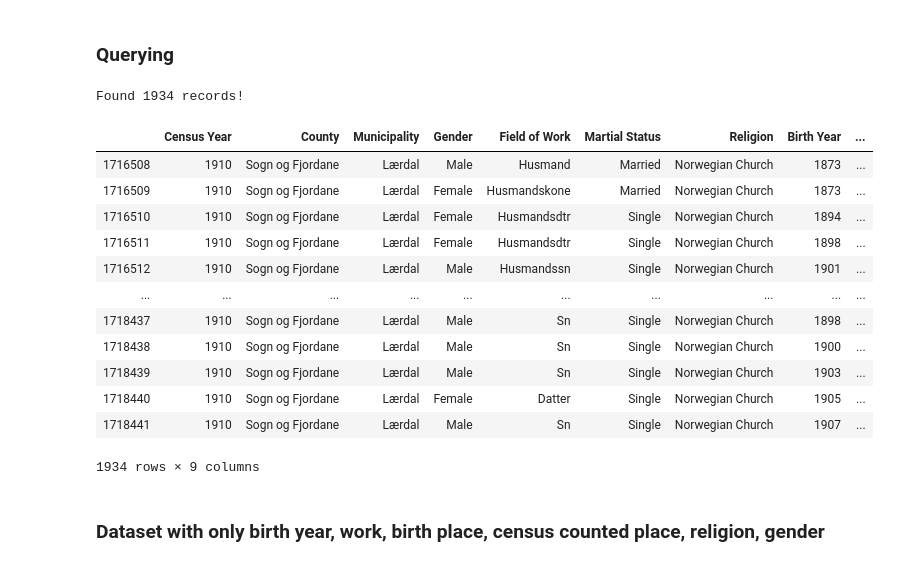
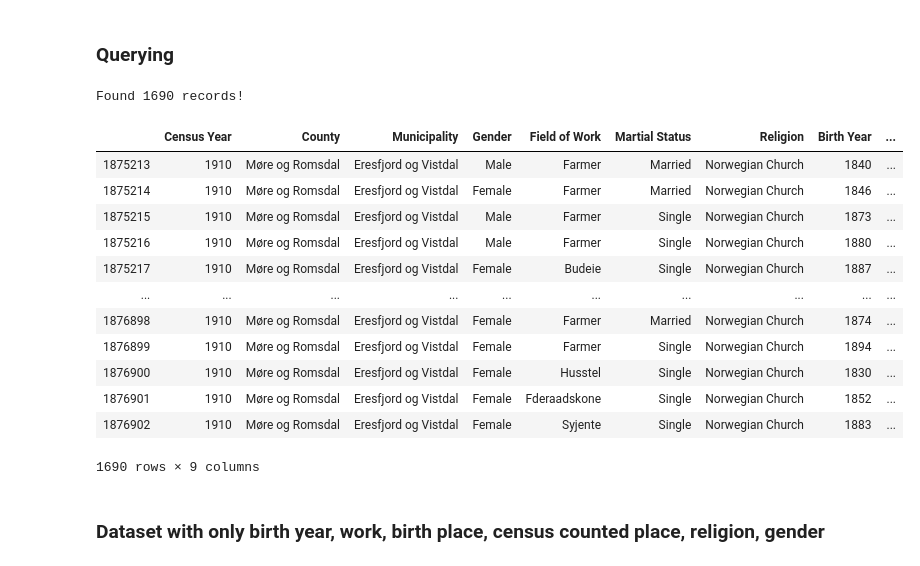
Before and after one commit to BerntA/NorwegianDemographics, a Jupyter notebook: src/merge_data.ipynb, the cells around one changed output. Saved outputs shown, nothing was run; the diff lists cells and outputs as text; code cells hidden in the pictures.

```diff
--- a/src/merge_data.ipynb
+++ b/src/merge_data.ipynb
@@ -1651,7 +1651,7 @@ BIRTH_PLACE_REPLACE = {
     "Stranden":"Strand",
     "Nittedalen":"Nittedal",
     "Mås":"Måsøy",
-    "Halse":"Halse og Harkmark",
+    "Halse":"Halse Og Harkmark",
     "Bjarky":"Bjarkøy",
     "Vegardsheien":"Vegårshei",
     "Trany":"Tranøy",
@@ -1659,7 +1659,7 @@ BIRTH_PLACE_REPLACE = {
     "Vre Sandsvr":"Øvre Sandsvær",
     "Hillesy":"Hillesøy",
     "Namdalseidet":"Namdalseid",
-    "Eresfjord Og Vistdalen":"Eresfjord og Vistdal",
+    "Eresfjord Og Vistdalen":"Eresfjord Og Vistdal",
     "Jssund":"Jøssund",
     "Hornindalen":"Hornindal",
     "Hedalen":"Heddal",
@@ -1886,27 +1886,27 @@ Arbeider I Huset -> 502
 ### Querying
 # %%
 def search(a):
-    res = df1910.loc[df1910['Municipality'] == a.title()]
+    res = df1910.loc[df1910['Municipality'] == a]
     print('Found', len(res), 'records!')
     return res
 # %%
-s = search('Lærdal')
+s = search('Eresfjord og Vistdal')
 s
 # %% [output]
-Found 1934 records!
+Found 1690 records!
 |  | Census Year | County | Municipality | Gender | Field of Work | Martial Status | Religion | Birth Year | ... |
-| 1716508 | 1910 | Sogn og Fjordane | Lærdal | Male | Husmand | Married | Norwegian Church | 1873 | ... |
-| 1716509 | 1910 | Sogn og Fjordane | Lærdal | Female | Husmandskone | Married | Norwegian Church | 1873 | ... |
-| 1716510 | 1910 | Sogn og Fjordane | Lærdal | Female | Husmandsdtr | Single | Norwegian Church | 1894 | ... |
-| 1716511 | 1910 | Sogn og Fjordane | Lærdal | Female | Husmandsdtr | Single | Norwegian Church | 1898 | ... |
-| 1716512 | 1910 | Sogn og Fjordane | Lærdal | Male | Husmandssn | Single | Norwegian Church | 1901 | ... |
+| 1875213 | 1910 | Møre og Romsdal | Eresfjord og Vistdal | Male | Farmer | Married | Norwegian Church | 1840 | ... |
+| 1875214 | 1910 | Møre og Romsdal | Eresfjord og Vistdal | Female | Farmer | Married | Norwegian Church | 1846 | ... |
+| 1875215 | 1910 | Møre og Romsdal | Eresfjord og Vistdal | Male | Farmer | Single | Norwegian Church | 1873 | ... |
+| 1875216 | 1910 | Møre og Romsdal | Eresfjord og Vistdal | Male | Farmer | Single | Norwegian Church | 1880 | ... |
+| 1875217 | 1910 | Møre og Romsdal | Eresfjord og Vistdal | Female | Budeie | Single | Norwegian Church | 1887 | ... |
 | ... | ... | ... | ... | ... | ... | ... | ... | ... | ... |
-| 1718437 | 1910 | Sogn og Fjordane | Lærdal | Male | Sn | Single | Norwegian Church | 1898 | ... |
-| 1718438 | 1910 | Sogn og Fjordane | Lærdal | Male | Sn | Single | Norwegian Church | 1900 | ... |
-| 1718439 | 1910 | Sogn og Fjordane | Lærdal | Male | Sn | Single | Norwegian Church | 1903 | ... |
-| 1718440 | 1910 | Sogn og Fjordane | Lærdal | Female | Datter | Single | Norwegian Church | 1905 | ... |
-| 1718441 | 1910 | Sogn og Fjordane | Lærdal | Male | Sn | Single | Norwegian Church | 1907 | ... |
+| 1876898 | 1910 | Møre og Romsdal | Eresfjord og Vistdal | Female | Farmer | Married | Norwegian Church | 1874 | ... |
+| 1876899 | 1910 | Møre og Romsdal | Eresfjord og Vistdal | Female | Farmer | Single | Norwegian Church | 1894 | ... |
+| 1876900 | 1910 | Møre og Romsdal | Eresfjord og Vistdal | Female | Husstel | Single | Norwegian Church | 1830 | ... |
+| 1876901 | 1910 | Møre og Romsdal | Eresfjord og Vistdal | Female | Fderaadskone | Single | Norwegian Church | 1852 | ... |
+| 1876902 | 1910 | Møre og Romsdal | Eresfjord og Vistdal | Female | Syjente | Single | Norwegian Church | 1883 | ... |
-1934 rows × 9 columns
+1690 rows × 9 columns
 # %% [markdown]
 ### Dataset with only birth year, work, birth place, census counted place, religion, gender
 # %%
```
Also changed, not shown: parts of 3 cells of this notebook, 3 other files.
